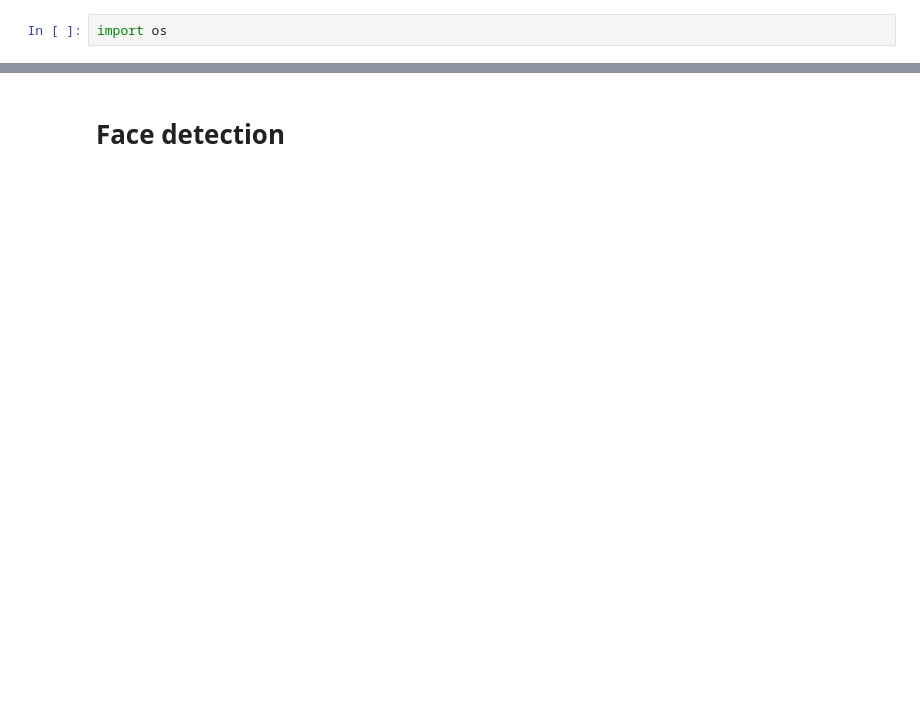
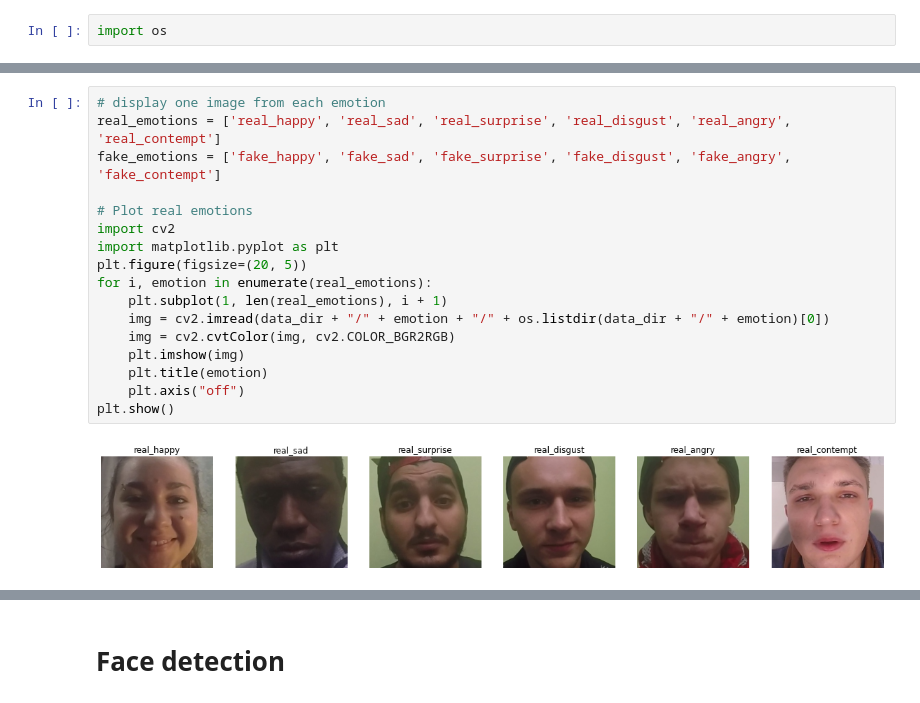
Before and after one commit to dimgag/Genuine_Posed_EmotionRecognition, a Jupyter notebook: notebooks/notebook.ipynb, the cells around one changed output, grey strips where cells are left out. Drawn from its saved outputs; the diff is of its cells as text; blank space fills up the shorter version.

```diff
--- a/notebooks/notebook.ipynb
+++ b/notebooks/notebook.ipynb
@@ -48,0 +54,19 @@ plt.show()
+# %%
+# display one image from each emotion
+real_emotions = ['real_happy', 'real_sad', 'real_surprise', 'real_disgust', 'real_angry', 'real_contempt']
+fake_emotions = ['fake_happy', 'fake_sad', 'fake_surprise', 'fake_disgust', 'fake_angry', 'fake_contempt']
+
+# Plot real emotions
+import cv2
+import matplotlib.pyplot as plt
+plt.figure(figsize=(20, 5))
+for i, emotion in enumerate(real_emotions):
+    plt.subplot(1, len(real_emotions), i + 1)
+    img = cv2.imread(data_dir + "/" + emotion + "/" + os.listdir(data_dir + "/" + emotion)[0])
+    img = cv2.cvtColor(img, cv2.COLOR_BGR2RGB)
+    plt.imshow(img)
+    plt.title(emotion)
+    plt.axis("off")
+plt.show()
+# %% [output]
+[figure, added]
```
Also changed, not shown: parts of 5 cells of this notebook, 1 other file.
